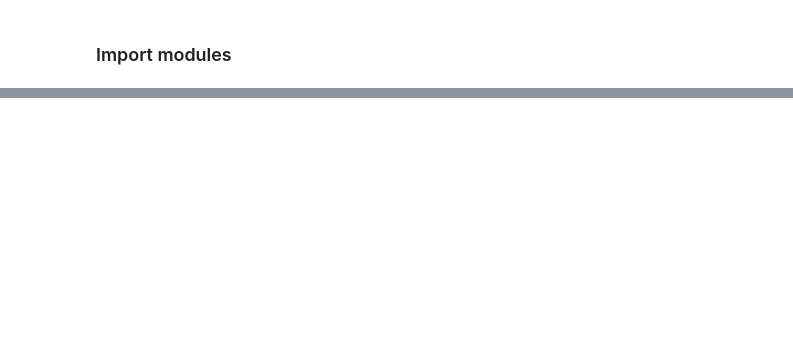
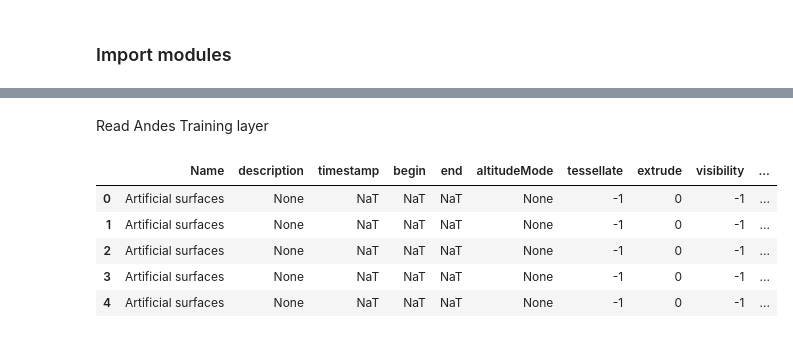
Before and after one commit to RicardoMartinezS/Image_classification, a Jupyter notebook: Taller2.ipynb, the cells around one changed output, grey strips where cells are left out. Drawn from its saved outputs; the diff is of its cells as text; code cells hidden in the pictures; blank space fills up the shorter version.

```diff
--- a/Taller2.ipynb
+++ b/Taller2.ipynb
@@ -36,10 +41,7 @@ Cargar imagen Sentinel-2
 # %%
 # Input Sentinel-2 image file with 20 m resolution pixels.
-input_img = "notebooks/Data_geoprocessing/data/sen2_20180629_t30uvd_orb037_osgb_stdsref_20m.tif"
+input_img = "notebooks/Taller2/image_export3.tif"
 
-# A valid pixel mask for the input image - this is required for later
-# steps but note that for this particular image all the pixel values
-# are valid (i.e., there aren't are no data regions).
-in_msk_img = "notebooks/Data_geoprocessing/sen2_20180629_t30uvd_orb037_osgb_stdsref_20m_vmsk.tif"
+in_msk_img = "notebooks/Data_geoprocessing/sen2_20180629_t30uvd_orb037_osgb_stdsref_20m_vmsk.tif" # Está igual que el workshop (cambiar luego)
 
-vec_train_file = "notebooks/Data_geoprocessing/aber_sen2_cls_training.gpkg" #Datos verdaderos
+vec_train_file = "notebooks/Data_geoprocessing/data/Datos_alternos.gpkg"
@@ -45,0 +53,3 @@ vec_train_file = "notebooks/Data_geoprocessing/aber_sen2_cls_training.gpkg" #Dat
+# %%
+lyr_names = rsgislib.vectorutils.get_vec_lyrs_lst(vec_train_file)
+print(lyr_names )
@@ -45,0 +71,13 @@ vec_train_file = "notebooks/Data_geoprocessing/aber_sen2_cls_training.gpkg" #Dat
+# %% [markdown]
+Read Andes Training layer
+# %%
+andes_train= geopandas.read_file(vec_train_file, layer=lyr_names[1])
+andes_train = andes_train.to_crs("EPSG:32618")
+andes_train.head()
+# %% [output]
+|  | Name | description | timestamp | begin | end | altitudeMode | tessellate | extrude | visibility | ... |
+| 0 | Artificial surfaces | None | NaT | NaT | NaT | None | -1 | 0 | -1 | ... |
+| 1 | Artificial surfaces | None | NaT | NaT | NaT | None | -1 | 0 | -1 | ... |
+| 2 | Artificial surfaces | None | NaT | NaT | NaT | None | -1 | 0 | -1 | ... |
+| 3 | Artificial surfaces | None | NaT | NaT | NaT | None | -1 | 0 | -1 | ... |
+| 4 | Artificial surfaces | None | NaT | NaT | NaT | None | -1 | 0 | -1 | ... |
```
Also changed, not shown: parts of 28 cells of this notebook.
